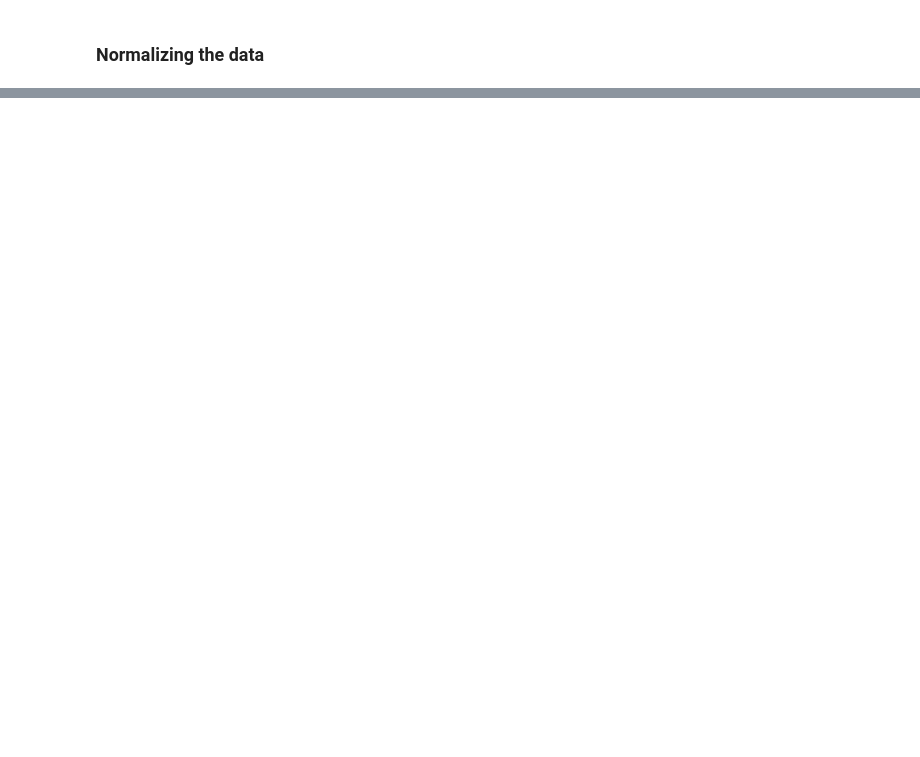
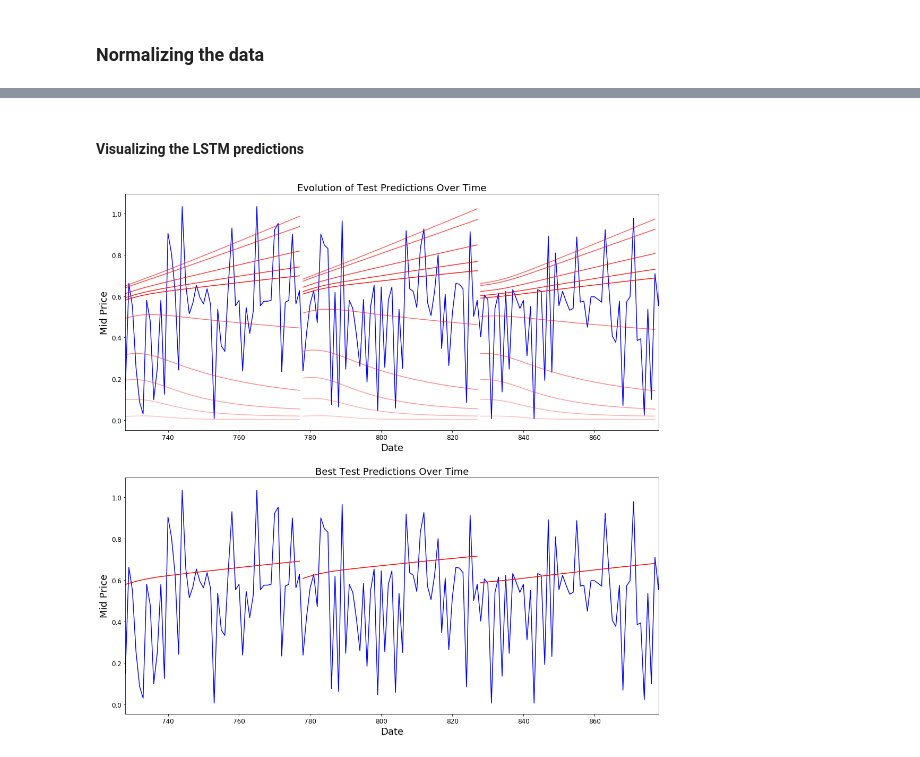
Before and after one commit to mengwangk/ai-playground, a Jupyter notebook: notebook/KLSE_timeseries_5.ipynb, the cells around one changed output, grey strips where cells are left out. Drawn from its saved outputs; the diff is of its cells as text; code cells hidden in the pictures; blank space fills up the shorter version.

```diff
--- a/notebook/KLSE_timeseries_5.ipynb
+++ b/notebook/KLSE_timeseries_5.ipynb
@@ -228,0 +387,9 @@ all_mid_data = np.concatenate([train_data,test_data],axis=0)
+# %%
+D = 1 # Dimensionality of the data. Since our data is 1-D this would be 1
+num_unrollings = 50 # Number of time steps you look into the future.
+batch_size = 500 # Number of samples in a batch
+num_nodes = [200,200,150] # Number of hidden nodes in each layer of the deep LSTM stack we're using
+n_layers = len(num_nodes) # number of layers
+dropout = 0.2 # dropout amount
+
+tf.reset_default_graph() # This is important in case you run this multiple times
@@ -228,0 +398,8 @@ all_mid_data = np.concatenate([train_data,test_data],axis=0)
+# %%
+# Input data.
+train_inputs, train_outputs = [],[]
+
+# You unroll the input over time defining placeholders for each time step
+for ui in range(num_unrollings):
+    train_inputs.append(tf.placeholder(tf.float32, shape=[batch_size,D],name='train_inputs_%d'%ui))
+    train_outputs.append(tf.placeholder(tf.float32, shape=[batch_size,1], name = 'train_outputs_%d'%ui))
@@ -228,0 +670,36 @@ all_mid_data = np.concatenate([train_data,test_data],axis=0)
+# %% [markdown]
+#### Visualizing the LSTM predictions
+# %%
+best_prediction_epoch = 28 # replace this with the epoch that you got the best results when running the plotting code
+
+plt.figure(figsize = (18,18))
+plt.subplot(2,1,1)
+plt.plot(range(df.shape[0]),all_mid_data,color='b')
+
+# Plotting how the predictions change over time
+# Plot older predictions with low alpha and newer predictions with high alpha
+start_alpha = 0.25
+alpha  = np.arange(start_alpha,1.1,(1.0-start_alpha)/len(predictions_over_time[::3]))
+for p_i,p in enumerate(predictions_over_time[::3]):
+    for xval,yval in zip(x_axis_seq,p):
+        plt.plot(xval,yval,color='r',alpha=alpha[p_i])
+
+plt.title('Evolution of Test Predictions Over Time',fontsize=18)
+plt.xlabel('Date',fontsize=18)
+plt.ylabel('Mid Price',fontsize=18)
+plt.xlim(train_data.size,train_data.size + 150)
+
+plt.subplot(2,1,2)
+
+# Predicting the best test prediction you got
+plt.plot(range(df.shape[0]),all_mid_data,color='b')
+for xval,yval in zip(x_axis_seq,predictions_over_time[best_prediction_epoch]):
+    plt.plot(xval,yval,color='r')
+
+plt.title('Best Test Predictions Over Time',fontsize=18)
+plt.xlabel('Date',fontsize=18)
+plt.ylabel('Mid Price',fontsize=18)
+plt.xlim(train_data.size,train_data.size+150)
+plt.show()
+# %% [output]
+[figure, added]
```
Also changed, not shown: parts of 26 cells of this notebook.
